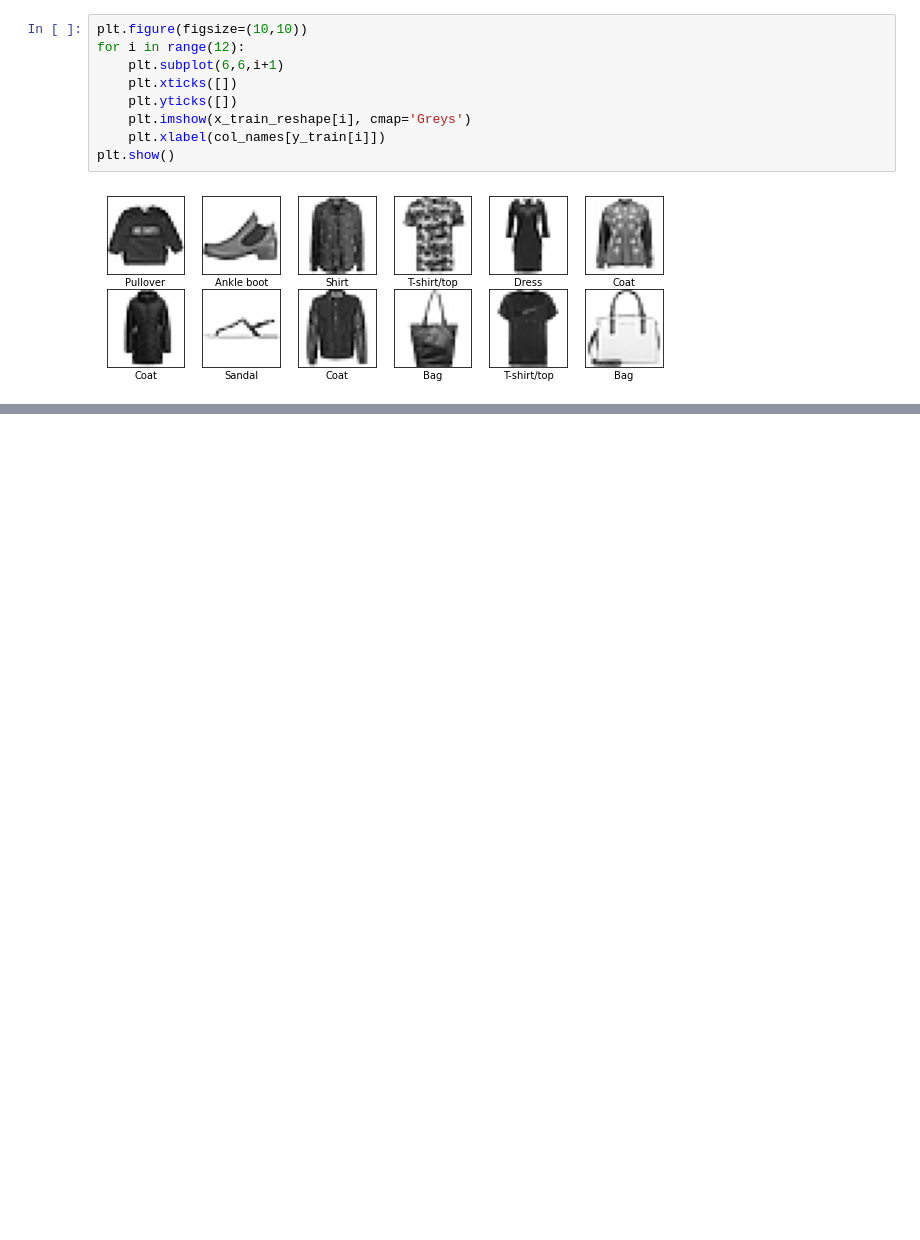
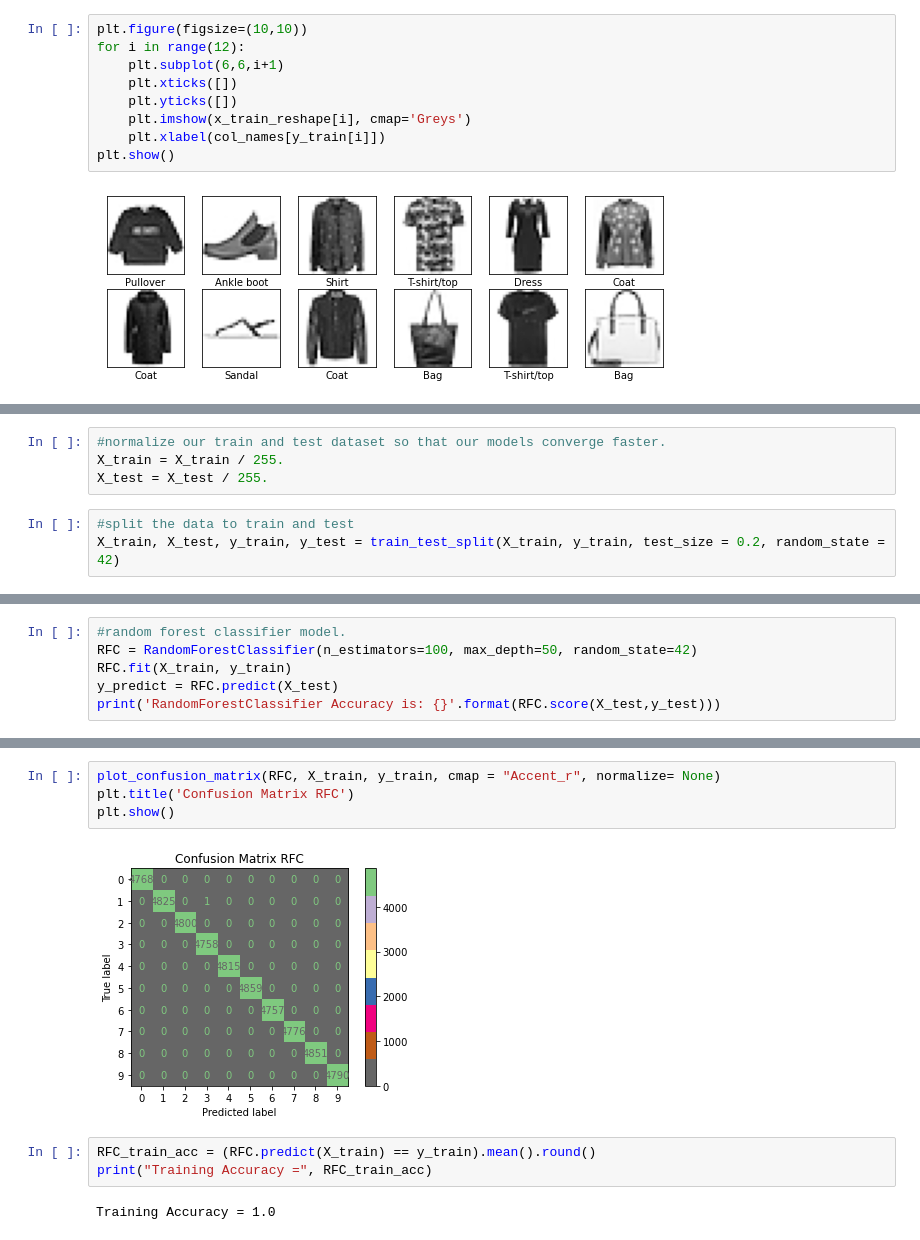
Before and after one commit to GalKoaz/Data-visualization, a Jupyter notebook: Fashion-Mnist.ipynb, the cells around one changed output, grey strips where cells are left out. Cells and saved outputs as stored; diff of their text form; blank space fills up the shorter version.

Commit message:
add RFC model

```diff
--- a/Fashion-Mnist.ipynb
+++ b/Fashion-Mnist.ipynb
@@ -93,0 +123,7 @@ plt.show()
+# %%
+#normalize our train and test dataset so that our models converge faster.
+X_train = X_train / 255.
+X_test = X_test / 255.
+# %%
+#split the data to train and test
+X_train, X_test, y_train, y_test = train_test_split(X_train, y_train, test_size = 0.2, random_state = 42)
@@ -93,0 +140,6 @@ plt.show()
+# %%
+#random forest classifier model.
+RFC = RandomForestClassifier(n_estimators=100, max_depth=50, random_state=42)
+RFC.fit(X_train, y_train)
+y_predict = RFC.predict(X_test)
+print('RandomForestClassifier Accuracy is: {}'.format(RFC.score(X_test,y_test)))
@@ -93,0 +168,11 @@ plt.show()
+# %%
+plot_confusion_matrix(RFC, X_train, y_train, cmap = "Accent_r", normalize= None)
+plt.title('Confusion Matrix RFC')
+plt.show()
+# %% [output]
+[figure, added]
+# %%
+RFC_train_acc = (RFC.predict(X_train) == y_train).mean().round()
+print("Training Accuracy =", RFC_train_acc)
+# %% [output]
+Training Accuracy = 1.0
```
Also changed, not shown: parts of 14 cells of this notebook.
